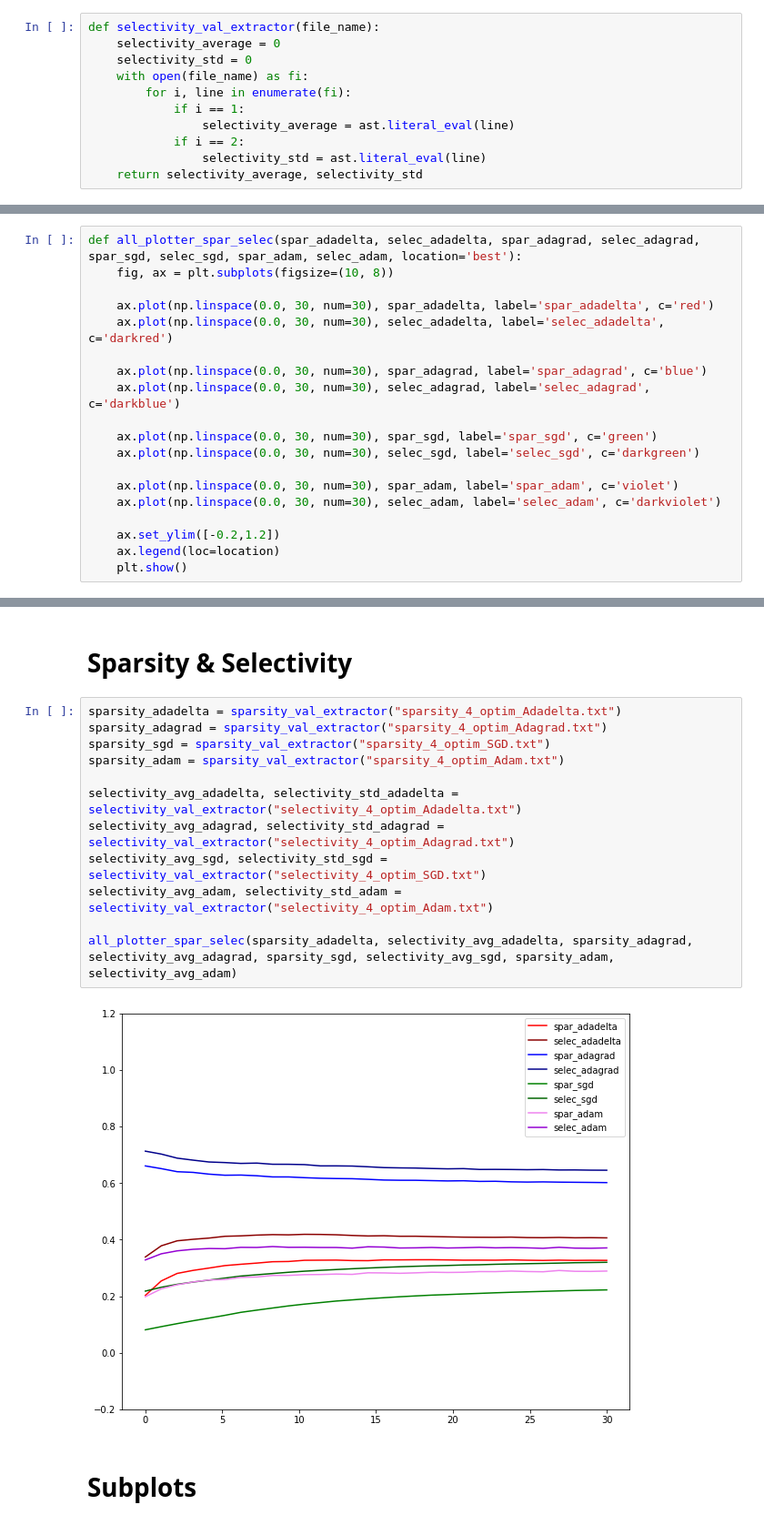
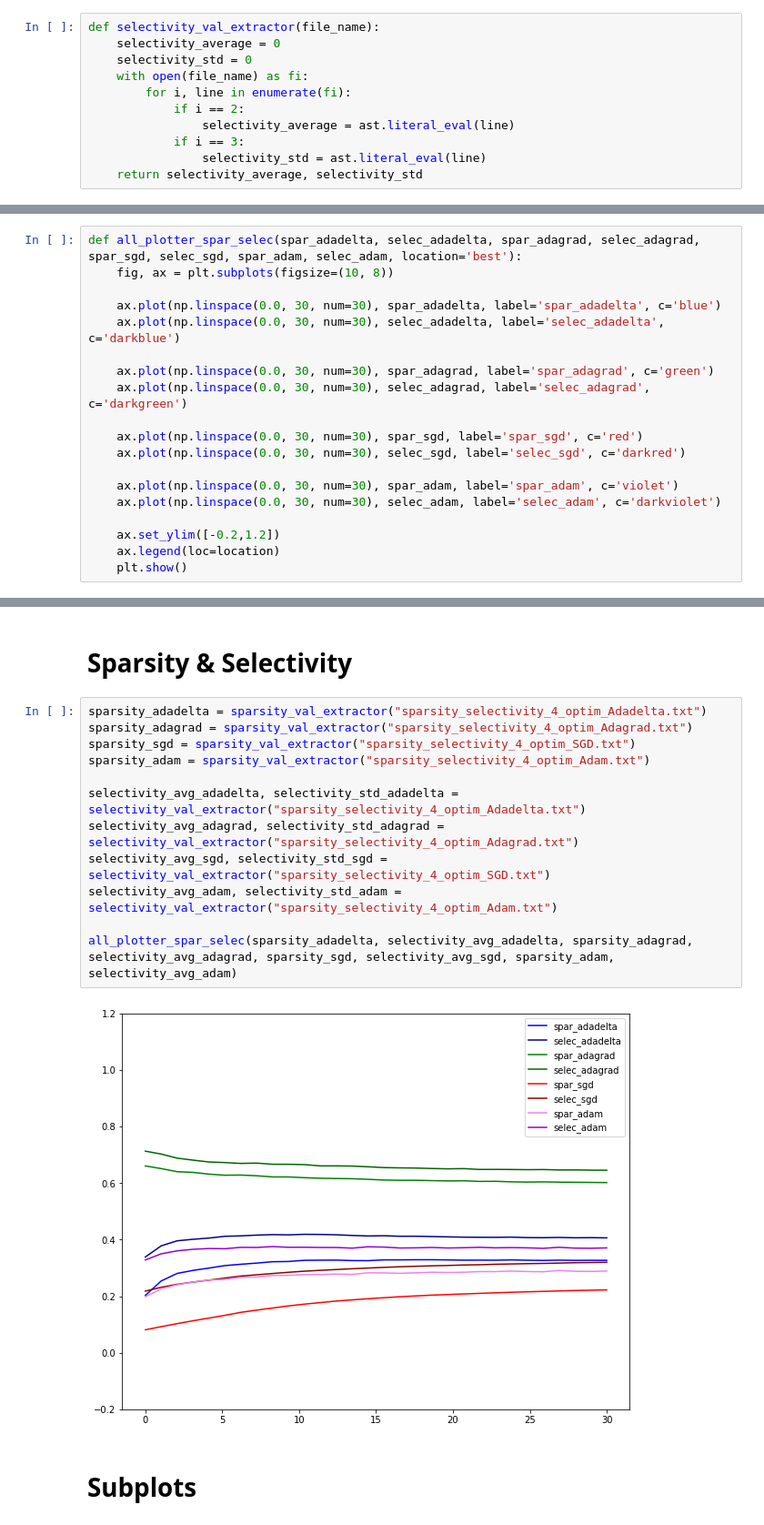
Before and after one commit to 7201krap/COMS30045_Individual-Project, a Jupyter notebook: FINAL/Graphs/4_optim/4_optim.ipynb, the cells around one changed output, grey strips where cells are left out. Shown at 91% size. Cells and saved outputs as stored; diff of their text form.

Commit message:
updating graphs

```diff
--- a/FINAL/Graphs/4_optim/4_optim.ipynb
+++ b/FINAL/Graphs/4_optim/4_optim.ipynb
@@ -22,9 +22,9 @@ def selectivity_val_extractor(file_name):
     selectivity_std = 0
     with open(file_name) as fi:
         for i, line in enumerate(fi):
-            if i == 1:
+            if i == 2:
                 selectivity_average = ast.literal_eval(line)
-            if i == 2:
+            if i == 3:
                 selectivity_std = ast.literal_eval(line)
     return selectivity_average, selectivity_std
 # %%
@@ -51,14 +51,14 @@ def all_plotter_test(test_adadelta, test_adagrad, test_sgd, test_adam, location=
 def all_plotter_spar_selec(spar_adadelta, selec_adadelta, spar_adagrad, selec_adagrad, spar_sgd, selec_sgd, spar_adam, selec_adam, location='best'):
     fig, ax = plt.subplots(figsize=(10, 8))
 
-    ax.plot(np.linspace(0.0, 30, num=30), spar_adadelta, label='spar_adadelta', c='red')
-    ax.plot(np.linspace(0.0, 30, num=30), selec_adadelta, label='selec_adadelta', c='darkred')
+    ax.plot(np.linspace(0.0, 30, num=30), spar_adadelta, label='spar_adadelta', c='blue')
+    ax.plot(np.linspace(0.0, 30, num=30), selec_adadelta, label='selec_adadelta', c='darkblue')
 
-    ax.plot(np.linspace(0.0, 30, num=30), spar_adagrad, label='spar_adagrad', c='blue')
-    ax.plot(np.linspace(0.0, 30, num=30), selec_adagrad, label='selec_adagrad', c='darkblue')
+    ax.plot(np.linspace(0.0, 30, num=30), spar_adagrad, label='spar_adagrad', c='green')
+    ax.plot(np.linspace(0.0, 30, num=30), selec_adagrad, label='selec_adagrad', c='darkgreen')
 
-    ax.plot(np.linspace(0.0, 30, num=30), spar_sgd, label='spar_sgd', c='green')
-    ax.plot(np.linspace(0.0, 30, num=30), selec_sgd, label='selec_sgd', c='darkgreen')
+    ax.plot(np.linspace(0.0, 30, num=30), spar_sgd, label='spar_sgd', c='red')
+    ax.plot(np.linspace(0.0, 30, num=30), selec_sgd, label='selec_sgd', c='darkred')
 
     ax.plot(np.linspace(0.0, 30, num=30), spar_adam, label='spar_adam', c='violet')
     ax.plot(np.linspace(0.0, 30, num=30), selec_adam, label='selec_adam', c='darkviolet')
@@ -151,19 +151,19 @@ all_plotter_test(test_acc_adadelta, test_acc_adagrad, test_acc_sgd, test_acc_ada
 # %% [markdown]
 # Sparsity & Selectivity
 # %%
-sparsity_adadelta = sparsity_val_extractor("sparsity_4_optim_Adadelta.txt")
-sparsity_adagrad = sparsity_val_extractor("sparsity_4_optim_Adagrad.txt")
-sparsity_sgd = sparsity_val_extractor("sparsity_4_optim_SGD.txt")
-sparsity_adam = sparsity_val_extractor("sparsity_4_optim_Adam.txt")
+sparsity_adadelta = sparsity_val_extractor("sparsity_selectivity_4_optim_Adadelta.txt")
+sparsity_adagrad = sparsity_val_extractor("sparsity_selectivity_4_optim_Adagrad.txt")
+sparsity_sgd = sparsity_val_extractor("sparsity_selectivity_4_optim_SGD.txt")
+sparsity_adam = sparsity_val_extractor("sparsity_selectivity_4_optim_Adam.txt")
 
-selectivity_avg_adadelta, selectivity_std_adadelta = selectivity_val_extractor("selectivity_4_optim_Adadelta.txt")
-selectivity_avg_adagrad, selectivity_std_adagrad = selectivity_val_extractor("selectivity_4_optim_Adagrad.txt")
-selectivity_avg_sgd, selectivity_std_sgd = selectivity_val_extractor("selectivity_4_optim_SGD.txt")
-selectivity_avg_adam, selectivity_std_adam = selectivity_val_extractor("selectivity_4_optim_Adam.txt")
+selectivity_avg_adadelta, selectivity_std_adadelta = selectivity_val_extractor("sparsity_selectivity_4_optim_Adadelta.txt")
+selectivity_avg_adagrad, selectivity_std_adagrad = selectivity_val_extractor("sparsity_selectivity_4_optim_Adagrad.txt")
+selectivity_avg_sgd, selectivity_std_sgd = selectivity_val_extractor("sparsity_selectivity_4_optim_SGD.txt")
+selectivity_avg_adam, selectivity_std_adam = selectivity_val_extractor("sparsity_selectivity_4_optim_Adam.txt")
 
 all_plotter_spar_selec(sparsity_adadelta, selectivity_avg_adadelta, sparsity_adagrad, selectivity_avg_adagrad, sparsity_sgd, selectivity_avg_sgd, sparsity_adam, selectivity_avg_adam)
 # %% [output]
-[figure, old version]
+[figure, new version]
 # %% [markdown]
 # Subplots
 # %%
```
Also changed, not shown: parts of 3 cells of this notebook, 45 other files.
